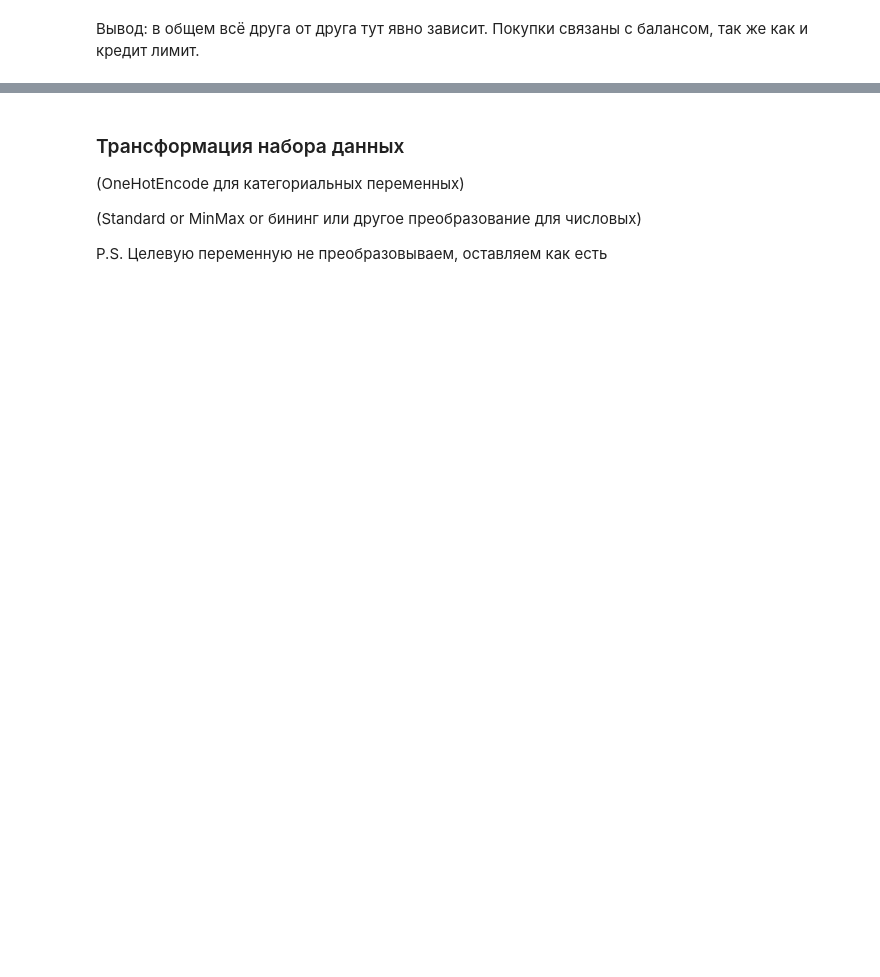
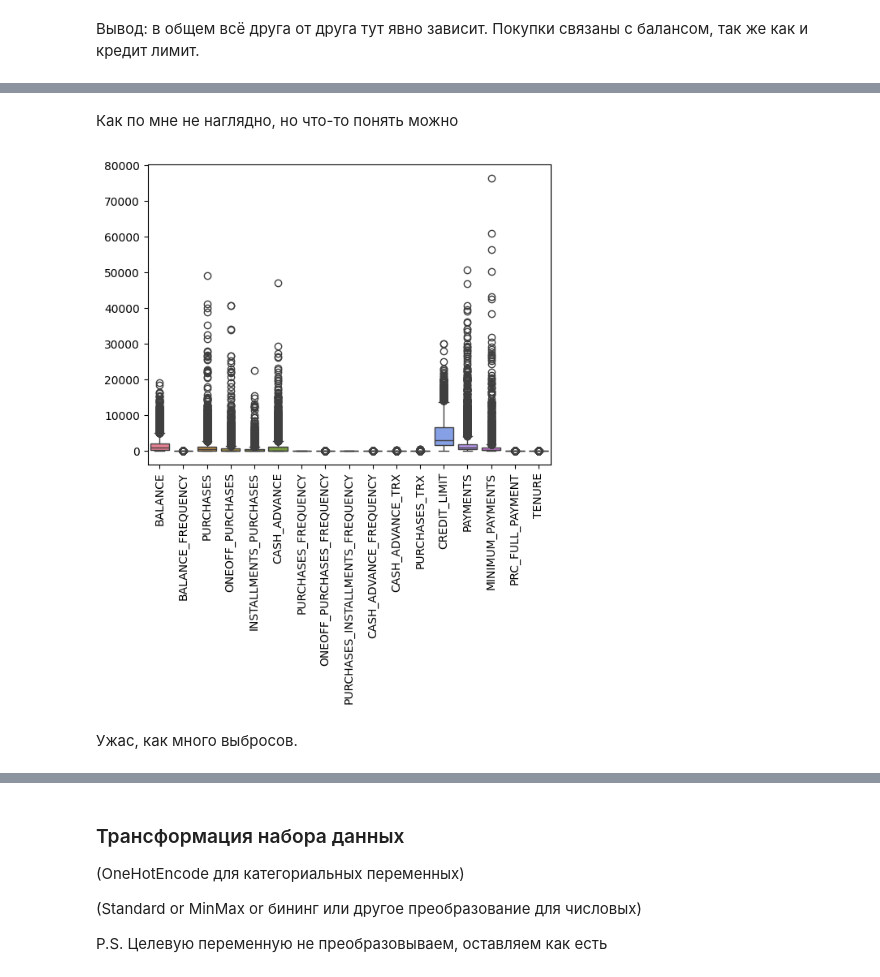
Before and after one commit to Dev-Atom42/MachineLearning-Calobaratory, a Jupyter notebook: Задание_5.ipynb, the cells around one changed output, grey strips where cells are left out. Cells and saved outputs as stored; diff of their text form; code cells hidden in the pictures; blank space fills up the shorter version.

```diff
--- a/Задание_5.ipynb
+++ b/Задание_5.ipynb
@@ -122,0 +138,12 @@ for column in df.columns:
+# %% [markdown]
+Как по мне не наглядно, но что-то понять можно
+# %%
+#ПОПРОБУЕМ ТАКОЕ
+plt.figure()
+plt.xticks(rotation=90)
+sns.boxplot(data=df)
+plt.show()
+# %% [output]
+[figure, added]
+# %% [markdown]
+Ужас, как много выбросов.
```
Also changed, not shown: parts of 14 cells of this notebook.
